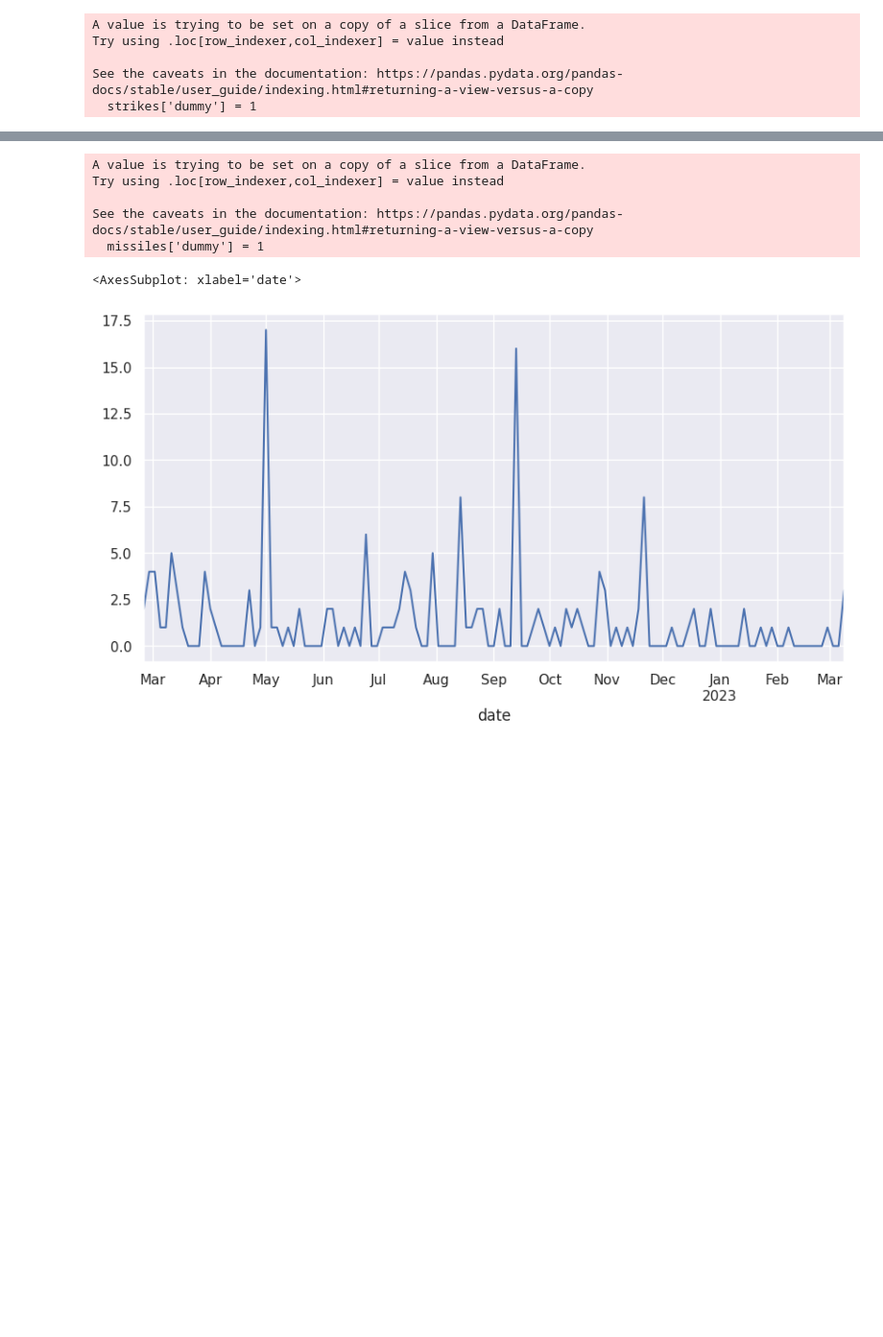
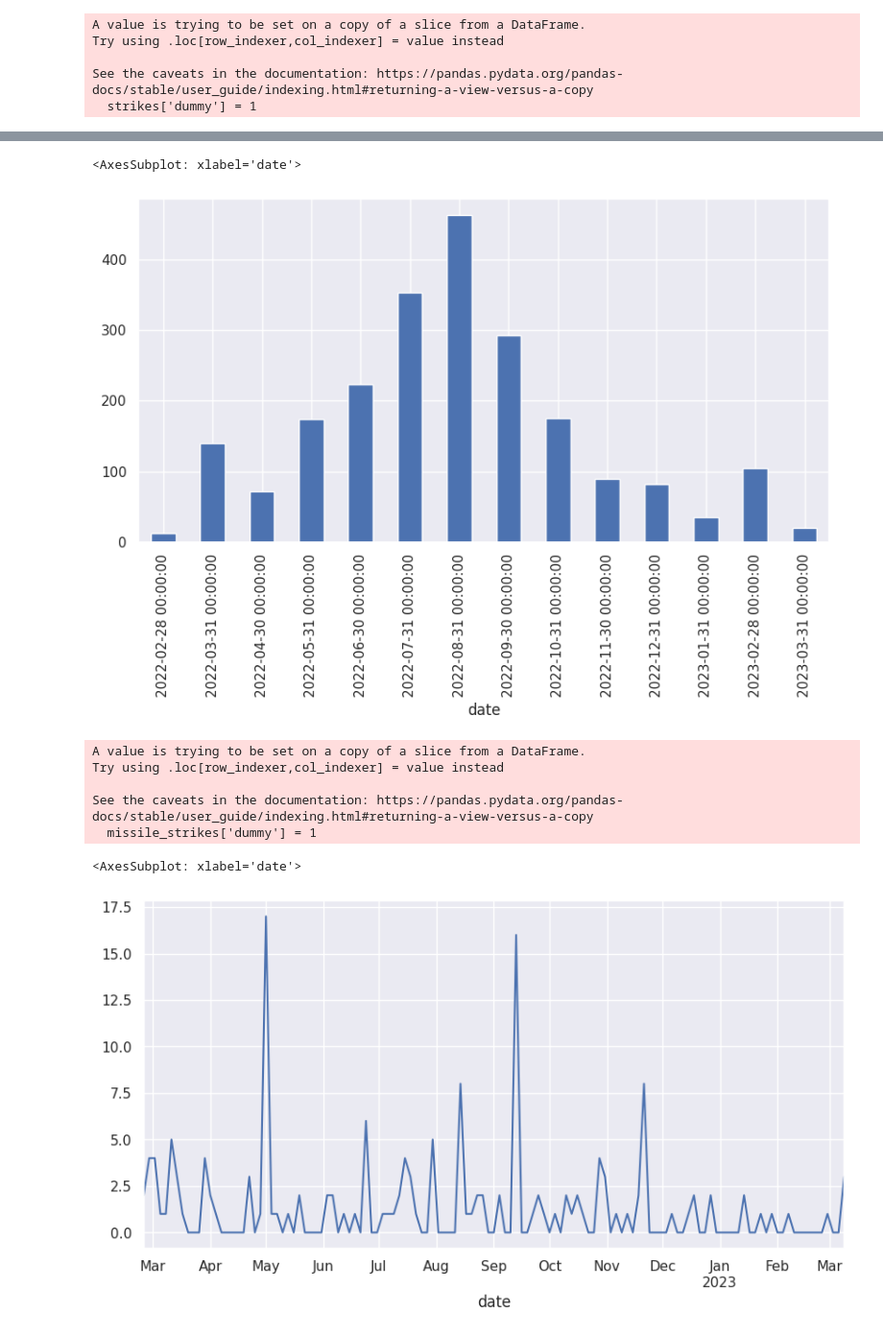
Before and after one commit to conflict-investigations/acled-analysis, a Jupyter notebook: acled_analysis.ipynb, the cells around one changed output, grey strips where cells are left out. Shown at 96% size. Saved outputs shown, nothing was run; the diff lists cells and outputs as text; code cells hidden in the pictures; blank space fills up the shorter version.

```diff
--- a/acled_analysis.ipynb
+++ b/acled_analysis.ipynb
@@ -182 +78,7 @@ plt.savefig('acled_air_strikes.png', bbox_inches='tight', dpi=600)
+# %%
+# Take _any_ column, they all evaluate to the same value
+strikes.groupby(strikes.index).count()['ISO'].resample('M').sum().plot.bar()
+# %% [output]
+<AxesSubplot: xlabel='date'>
+[figure, added]
 # %%
@@ -184,9 +86,9 @@ missiles = strikes[strikes['NOTES'].str.contains('missile|rocket')]
 # %%
-missiles['dummy'] = 1
+missile_strikes['dummy'] = 1
 # %% [output]
 A value is trying to be set on a copy of a slice from a DataFrame.
 Try using .loc[row_indexer,col_indexer] = value instead
 
 See the caveats in the documentation: https://pandas.pydata.org/pandas-docs/stable/user_guide/indexing.html#returning-a-view-versus-a-copy
-  missiles['dummy'] = 1
+  missile_strikes['dummy'] = 1
 # %%
```
Also changed, not shown: parts of 51 cells of this notebook.
